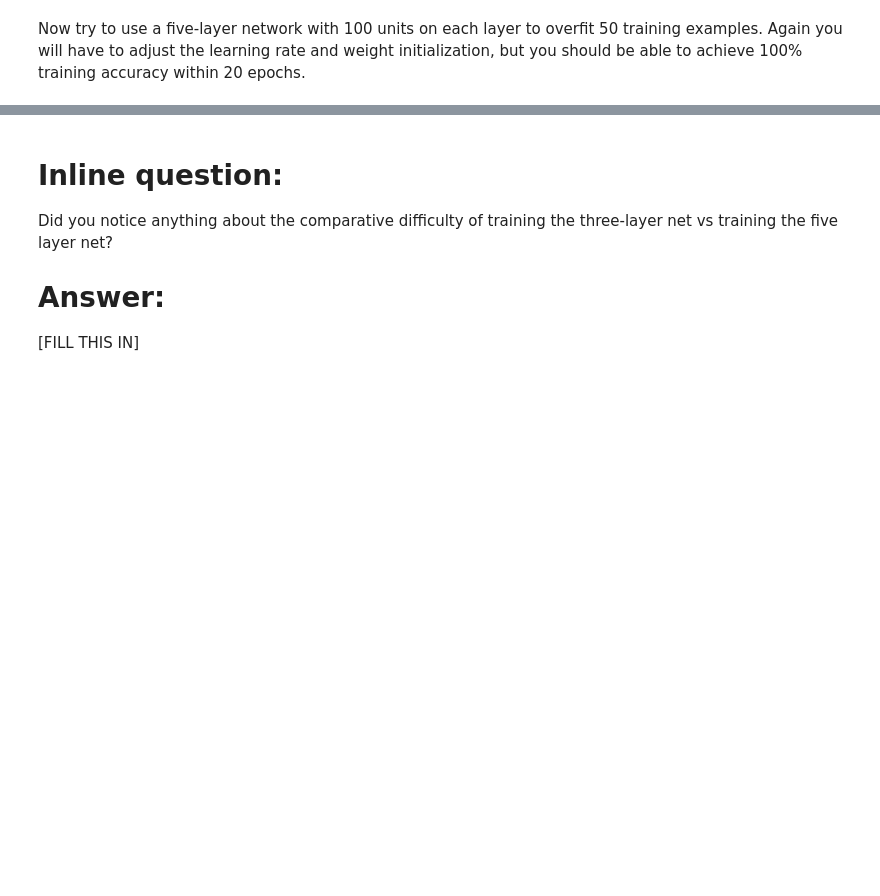
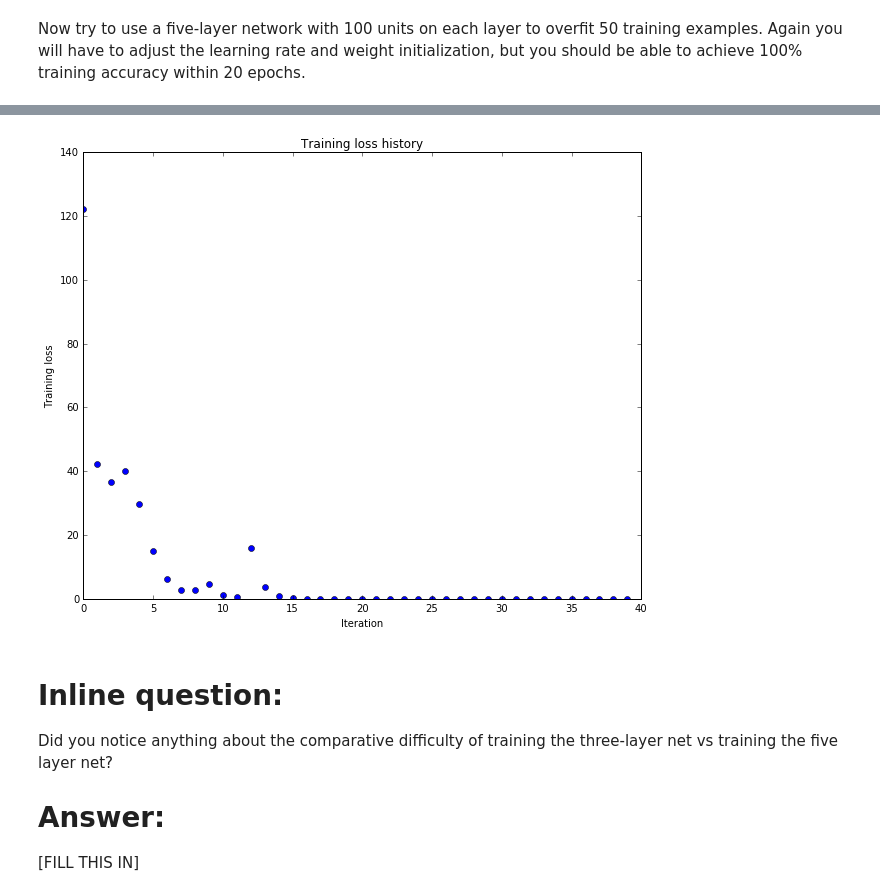
Before and after one commit to s4sarath/cs231n_2015_solutions, a Jupyter notebook: assignment2/FullyConnectedNets.ipynb, the cells around one changed output, grey strips where cells are left out. Drawn from its saved outputs; the diff is of its cells as text; code cells hidden in the pictures; blank space fills up the shorter version.

```diff
--- a/assignment2/FullyConnectedNets.ipynb
+++ b/assignment2/FullyConnectedNets.ipynb
@@ -445,8 +479,9 @@ small_data = {
   'y_val': data['y_val'],
 }
 
-learning_rate = 1e-3
-weight_scale = 1e-5
+weight_scale= 0.101111216906
+learning_rate= 0.000872315315242
+
 model = FullyConnectedNet([100, 100, 100, 100],
                 weight_scale=weight_scale, dtype=np.float64)
 solver = Solver(model, small_data,
@@ -463,3 +498,4 @@ plt.title('Training loss history')
 plt.xlabel('Iteration')
 plt.ylabel('Training loss')
 plt.show()
+# %% [output]
@@ -466,3 +519,4 @@ plt.show()
+[figure, added]
 # %% [markdown]
 # Inline question:
 Did you notice anything about the comparative difficulty of training the three-layer net vs training the five layer net?
```
Also changed, not shown: parts of 10 cells of this notebook, 2 other files.
